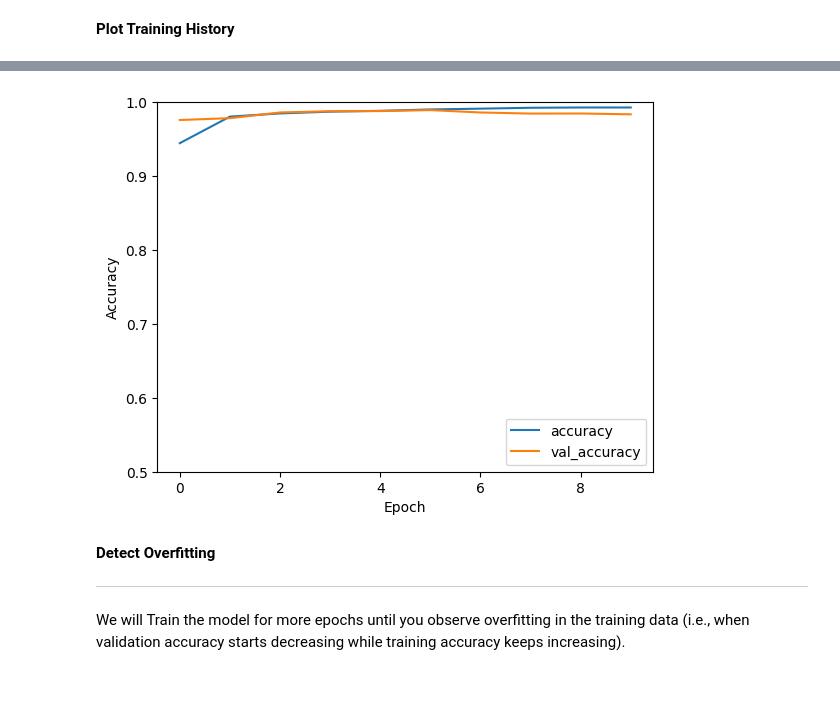
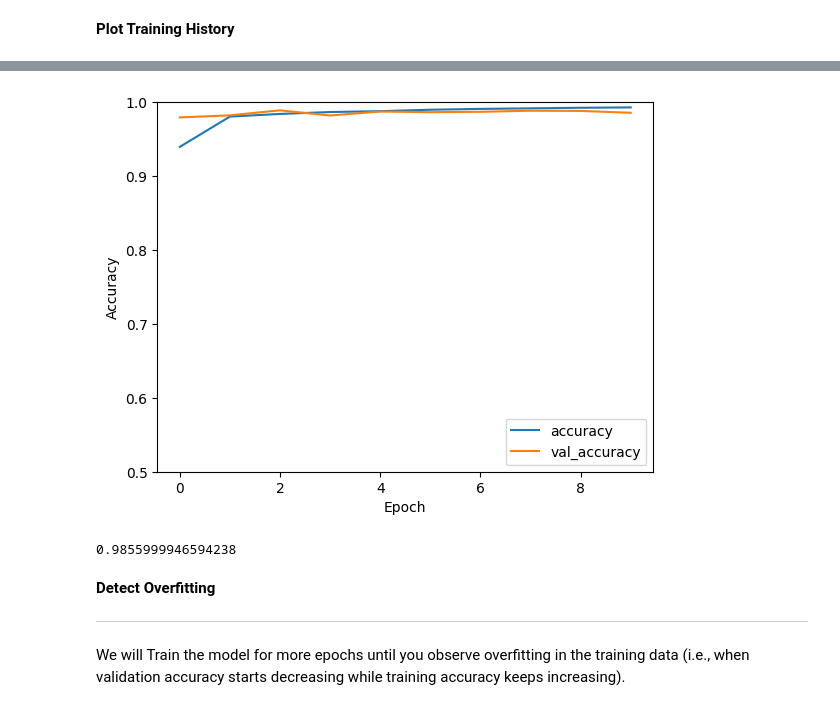
Before and after one commit to lazy-wolf/python-class-notes, a Jupyter notebook: Assignment_1.ipynb, the cells around one changed output, grey strips where cells are left out. Saved outputs shown, nothing was run; the diff lists cells and outputs as text; code cells hidden in the pictures.

```diff
--- a/Assignment_1.ipynb
+++ b/Assignment_1.ipynb
@@ -179,5 +197,5 @@ plt.ylabel('Accuracy')
 plt.ylim([0.5, 1])
 plt.legend(loc='lower right')
 
-test_loss, test_acc = model.evaluate(test_images,  test_labels, verbose=2)
+test_loss, test_acc = model.evaluate(x_test,  y_test, verbose=2)
 # %% [output]
@@ -185,6 +203,8 @@ test_loss, test_acc = model.evaluate(test_images,  test_labels, verbose=2)
-[figure, old version]
+[figure, new version]
 # %%
 print(test_acc)
+# %% [output]
+0.9855999946594238
 # %% [markdown]
 **Detect Overfitting**
 
```
Also changed, not shown: parts of 4 cells of this notebook.
